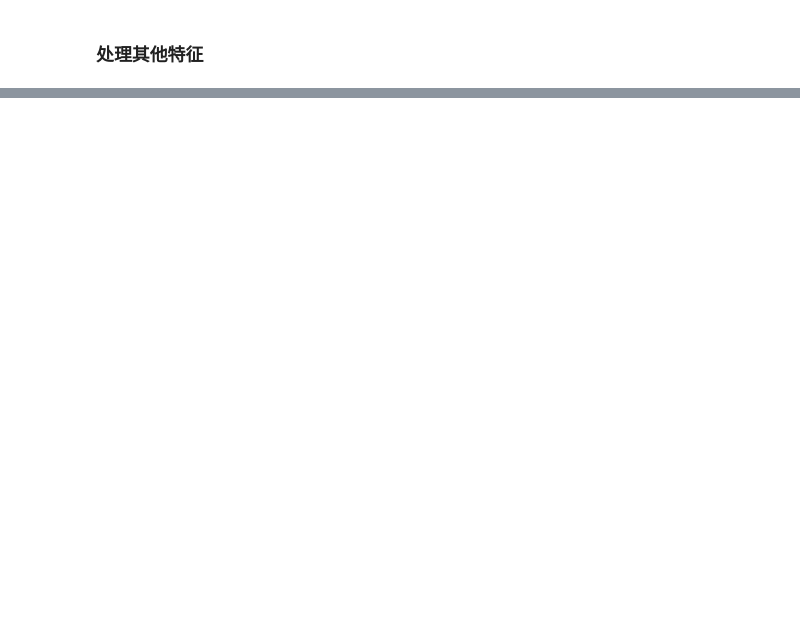
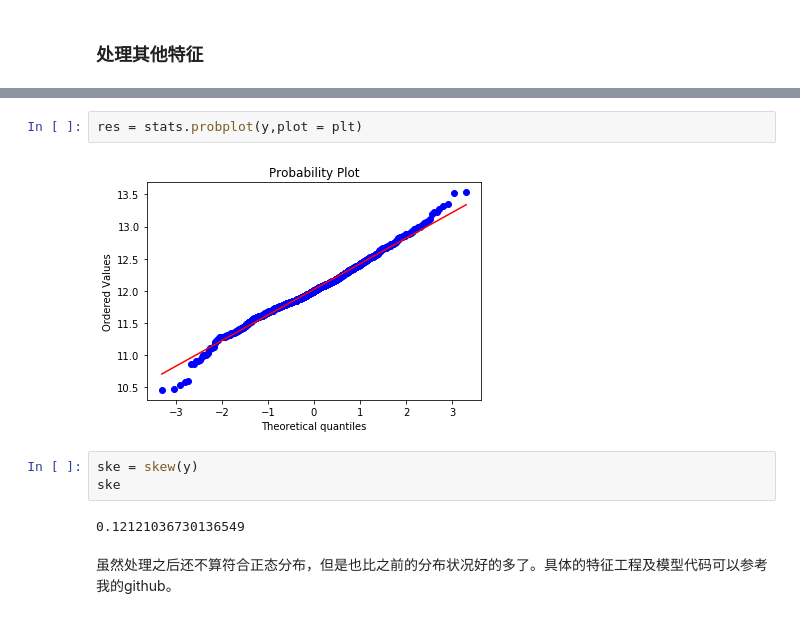
Before and after one commit to Arctanxy/learning_notes, a Jupyter notebook: project/kaggle/houseprice/HousePrice.ipynb, the cells around one changed output, grey strips where cells are left out. Drawn from its saved outputs; the diff is of its cells as text; blank space fills up the shorter version.

```diff
--- a/project/kaggle/houseprice/HousePrice.ipynb
+++ b/project/kaggle/houseprice/HousePrice.ipynb
@@ -197,0 +267,11 @@ Name: ReferencePrice, dtype: int64
+# %%
+res = stats.probplot(y,plot = plt)
+# %% [output]
+[figure, added]
+# %%
+ske = skew(y)
+ske
+# %% [output]
+0.12121036730136549
+# %% [markdown]
+虽然处理之后还不算符合正态分布，但是也比之前的分布状况好的多了。具体的特征工程及模型代码可以参考我的github。
```
Also changed, not shown: parts of 15 cells of this notebook, 1 other file.
